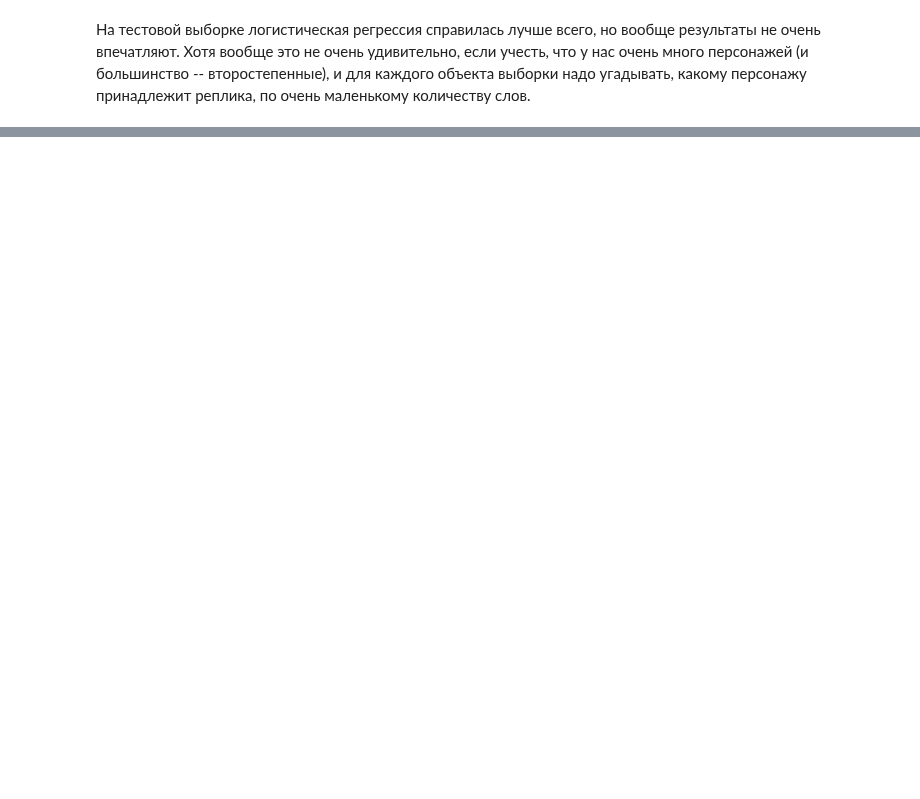
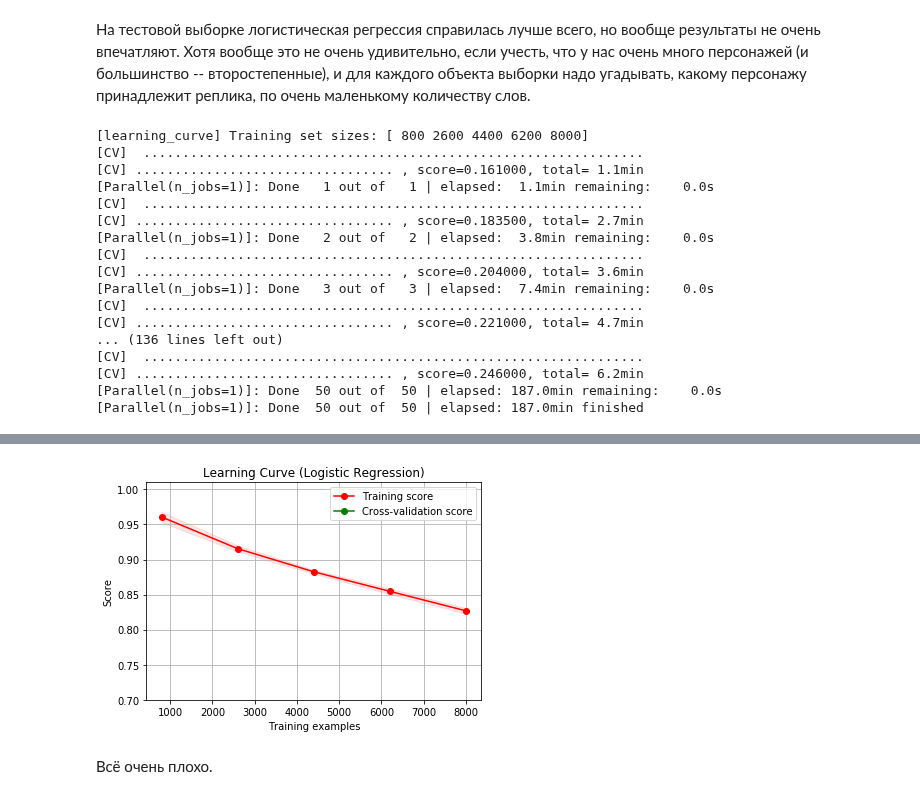
Before and after one commit to religofsil/nlp4year, a Jupyter notebook: hw-3-ml.ipynb, the cells around one changed output, grey strips where cells are left out. Drawn from its saved outputs; the diff is of its cells as text; code cells hidden in the pictures; blank space fills up the shorter version.

Commit message:
update hw3ml
learning curve added

```diff
--- a/hw-3-ml.ipynb
+++ b/hw-3-ml.ipynb
@@ -364,7 +381,7 @@ def plot_learning_curve(estimator, title, X, y, ylim=None, cv=None,
     plt.xlabel("Training examples")
     plt.ylabel("Score")
     train_sizes, train_scores, test_scores = learning_curve(
-        estimator, X, y, cv=cv, n_jobs=n_jobs, train_sizes=train_sizes, verbose=1)
+        estimator, X, y, cv=cv, n_jobs=n_jobs, train_sizes=train_sizes, verbose=100)
     train_scores_mean = np.mean(train_scores, axis=1)
     train_scores_std = np.std(train_scores, axis=1)
     test_scores_mean = np.mean(test_scores, axis=1)
@@ -385,6 +402,24 @@ def plot_learning_curve(estimator, title, X, y, ylim=None, cv=None,
     return plt
 # %%
 title = "Learning Curve (Logistic Regression)"
-cv = ShuffleSplit(n_splits=100, test_size=0.2, random_state=0)
+cv = ShuffleSplit(n_splits=10, test_size=0.2, random_state=0)
 estimator = logit
-plot_learning_curve(estimator, title, matrix, data['CharFact'], ylim=(0.7, 1.01), cv=cv, n_jobs=4)
+plot_learning_curve(estimator, title, matrix, data['CharFact'], ylim=(0.7, 1.01), cv=cv, n_jobs=1)
+# %% [output]
+[learning_curve] Training set sizes: [ 800 2600 4400 6200 8000]
+[CV]  ................................................................
+[CV] ................................. , score=0.161000, total= 1.1min
+[Parallel(n_jobs=1)]: Done   1 out of   1 | elapsed:  1.1min remaining:    0.0s
+[CV]  ................................................................
+[CV] ................................. , score=0.183500, total= 2.7min
+[Parallel(n_jobs=1)]: Done   2 out of   2 | elapsed:  3.8min remaining:    0.0s
+[CV]  ................................................................
+[CV] ................................. , score=0.204000, total= 3.6min
+[Parallel(n_jobs=1)]: Done   3 out of   3 | elapsed:  7.4min remaining:    0.0s
+[CV]  ................................................................
+[CV] ................................. , score=0.221000, total= 4.7min
+... (136 lines left out)
+[CV]  ................................................................
+[CV] ................................. , score=0.246000, total= 6.2min
+[Parallel(n_jobs=1)]: Done  50 out of  50 | elapsed: 187.0min remaining:    0.0s
+[Parallel(n_jobs=1)]: Done  50 out of  50 | elapsed: 187.0min finished
@@ -390,0 +427,3 @@ plot_learning_curve(estimator, title, matrix, data['CharFact'], ylim=(0.7, 1.01)
+[figure, added]
+# %% [markdown]
+Всё очень плохо.
```
Also changed, not shown: parts of 14 cells of this notebook.
